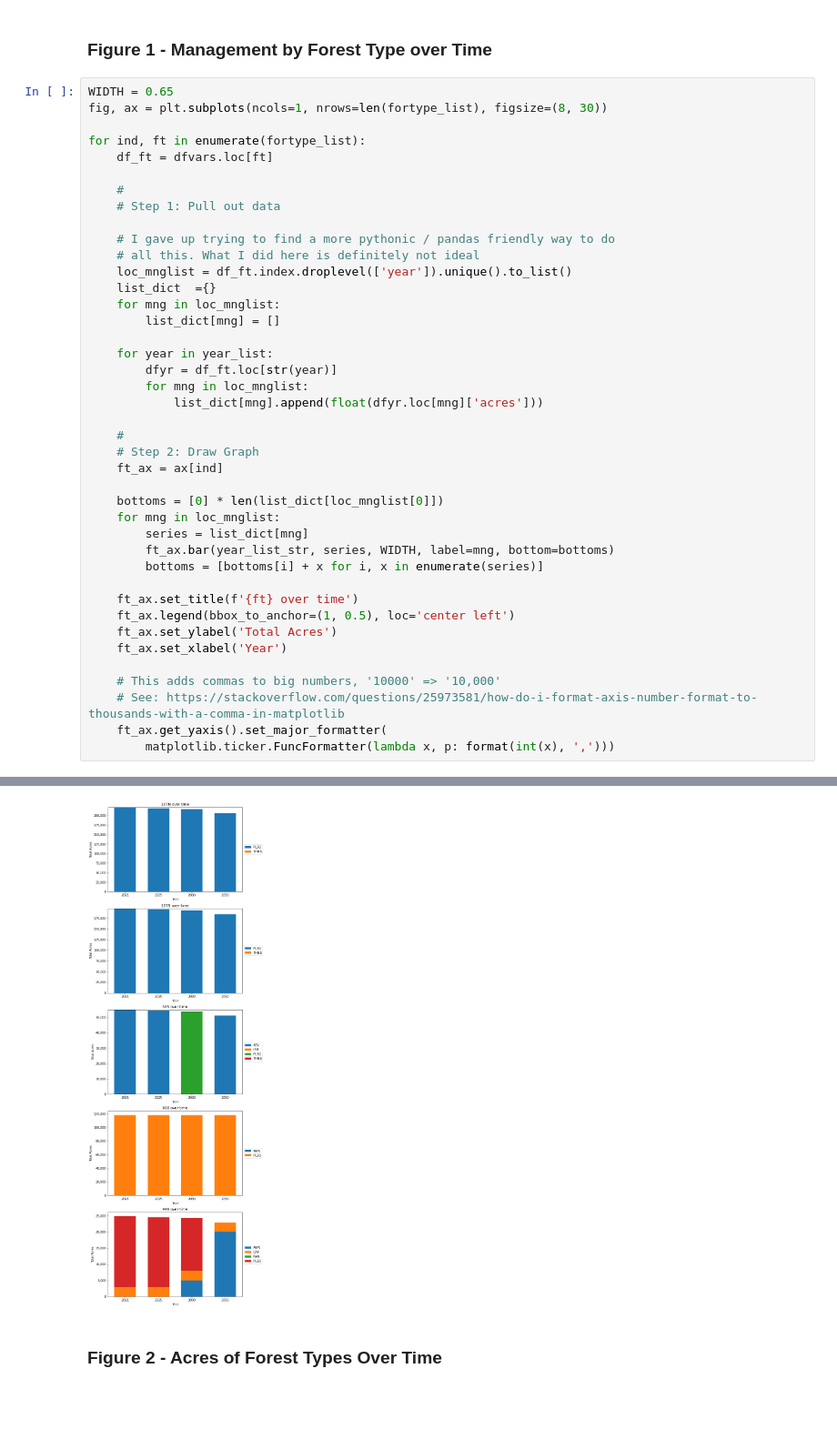
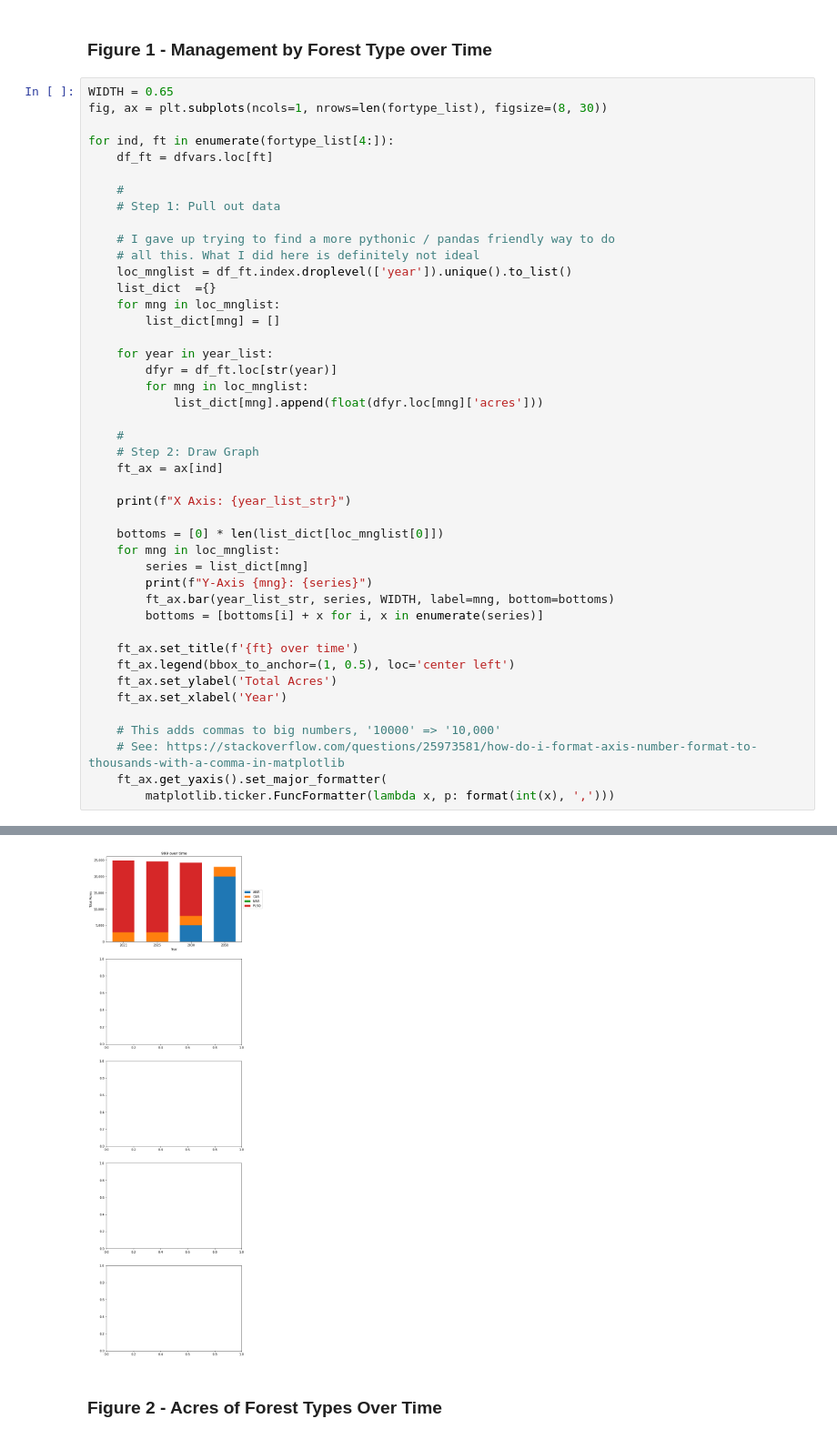
Before and after one commit to New-Jersey-Forest-Service/ForMOM, a Jupyter notebook: src/visualizing_interpretation/Graphs_For_Run2.ipynb, the cells around one changed output, grey strips where cells are left out. Shown at 91% size. Drawn from its saved outputs; the diff is of its cells as text; blank space fills up the shorter version.

```diff
--- a/src/visualizing_interpretation/Graphs_For_Run2.ipynb
+++ b/src/visualizing_interpretation/Graphs_For_Run2.ipynb
@@ -156,7 +213,7 @@ mng_list
 WIDTH = 0.65
 fig, ax = plt.subplots(ncols=1, nrows=len(fortype_list), figsize=(8, 30))
 
-for ind, ft in enumerate(fortype_list):
+for ind, ft in enumerate(fortype_list[4:]):
     df_ft = dfvars.loc[ft]
 
     #
@@ -178,9 +235,12 @@ for ind, ft in enumerate(fortype_list):
     # Step 2: Draw Graph
     ft_ax = ax[ind]
 
+    print(f"X Axis: {year_list_str}")
+
     bottoms = [0] * len(list_dict[loc_mnglist[0]])
     for mng in loc_mnglist:
         series = list_dict[mng]
+        print(f"Y-Axis {mng}: {series}")
         ft_ax.bar(year_list_str, series, WIDTH, label=mng, bottom=bottoms)
         bottoms = [bottoms[i] + x for i, x in enumerate(series)]
 
@@ -197,4 +262,4 @@ for ind, ft in enumerate(fortype_list):
-[figure, old version]
+[figure, new version]
 # %% [markdown]
 ### Figure 2 - Acres of Forest Types Over Time
 # %%
```
Also changed, not shown: parts of 6 cells of this notebook.
